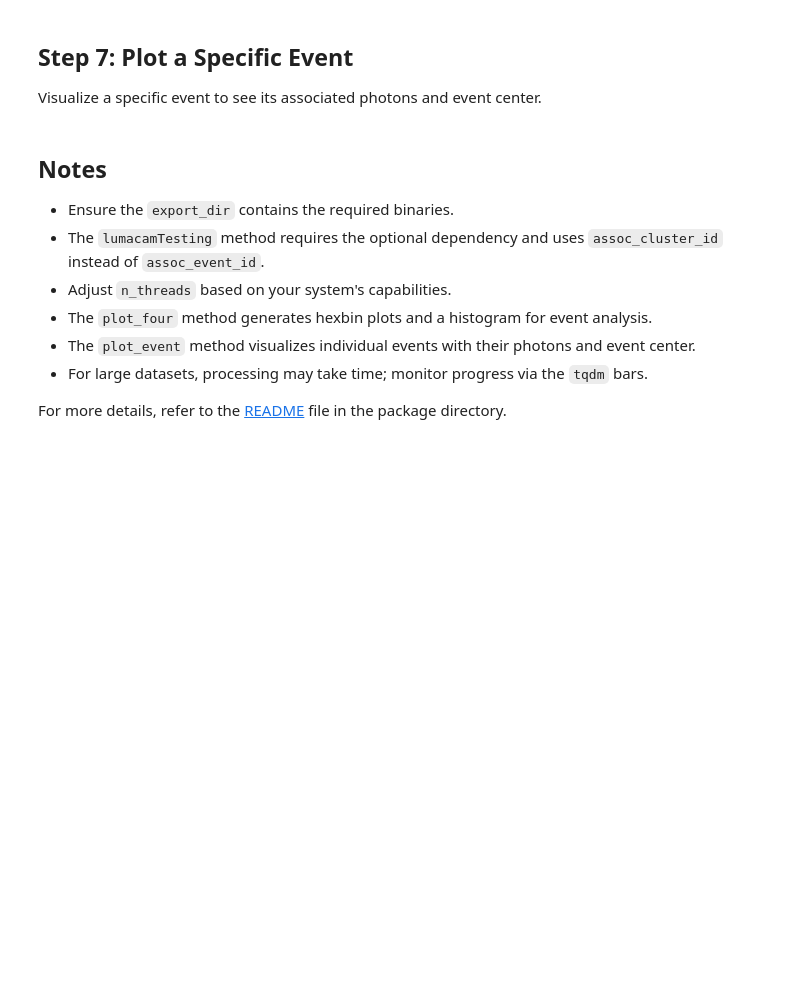
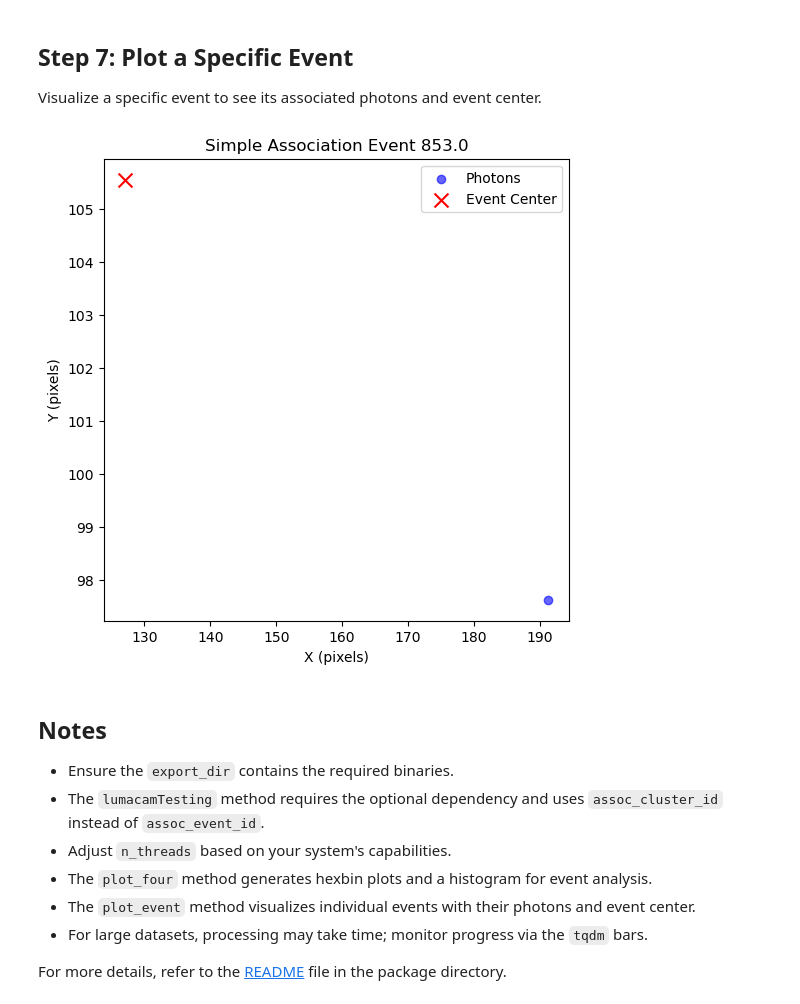
Before and after one commit to TsvikiHirsh/neutron_event_analyzer, a Jupyter notebook: notebooks/tutorial.ipynb, the cells around one changed output. Drawn from its saved outputs; the diff is of its cells as text; code cells hidden in the pictures; blank space fills up the shorter version.

```diff
--- a/notebooks/tutorial.ipynb
+++ b/notebooks/tutorial.ipynb
@@ -92,0 +87,3 @@ combined_df_lumacam.head()
+# %%
+combined_df = analyser.get_combined_dataframe()
+combined_df.dropna().head()
@@ -101,13 +104,11 @@ analyser_simple.plot_four(name='MyRun_Simple', min_n=1, max_n=1000, min_psd=1e-1
 
 Visualize a specific event to see its associated photons and event center.
 # %%
-# Plot an event from the simple association
-event_id = combined_df_simple['assoc_event_id'].dropna().iloc[0]  # First non-NaN event ID
-analyser_simple.plot_event(event_id=event_id, title=f'Simple Association Event {event_id}')
-
-# Plot an event from the lumacam association
-event_id_lumacam = combined_df_lumacam['assoc_cluster_id'].dropna().iloc[0]  # First non-NaN cluster ID
-analyser_lumacam.plot_event(event_id=event_id_lumacam, event_col='assoc_cluster_id', title=f'Lumacam Association Event {event_id_lumacam}')
+# Plot an event from the association
+event_id = combined_df['assoc_event_id'].dropna().iloc[0]  # First non-NaN event ID
+analyser.plot_event(event_id=event_id, title=f'Simple Association Event {event_id}')
+# %% [output]
+[figure, added]
 # %% [markdown]
 ## Notes
 
```
Also changed, not shown: parts of 16 cells of this notebook, 3 other files.
